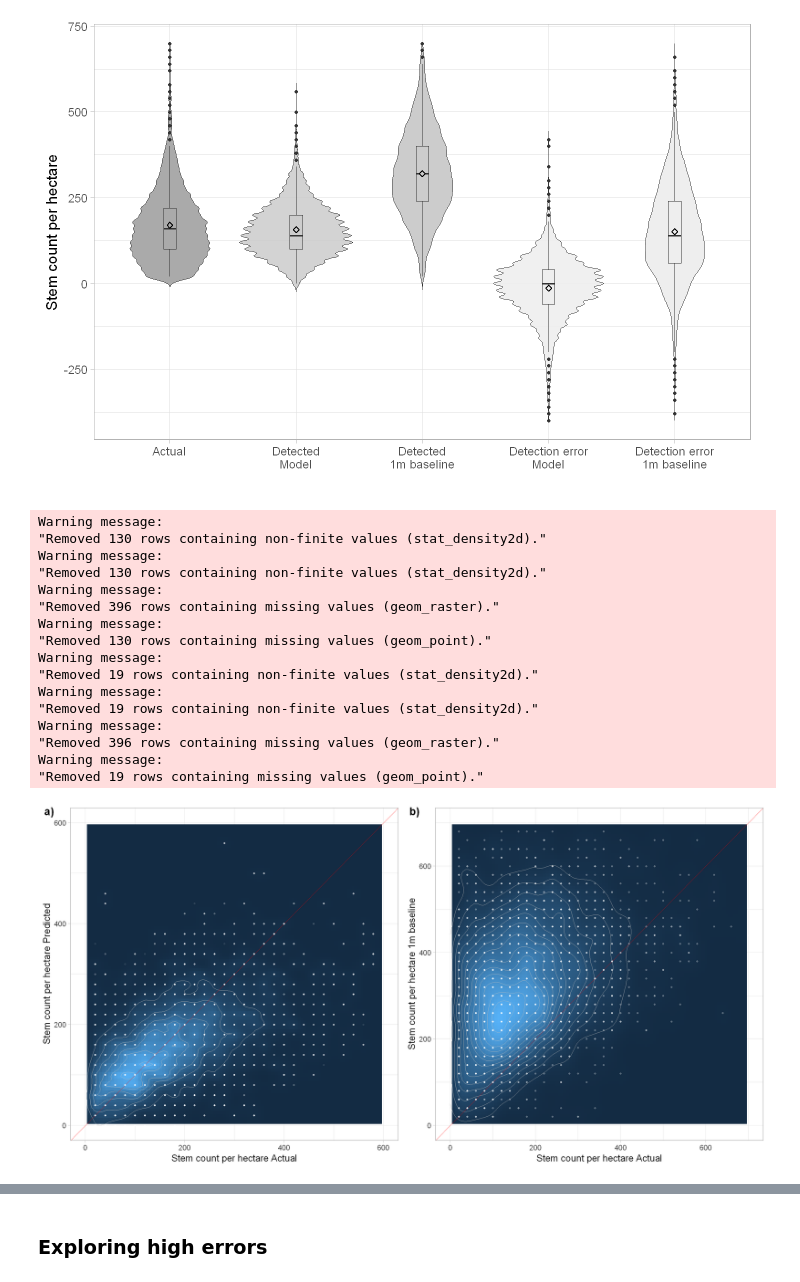
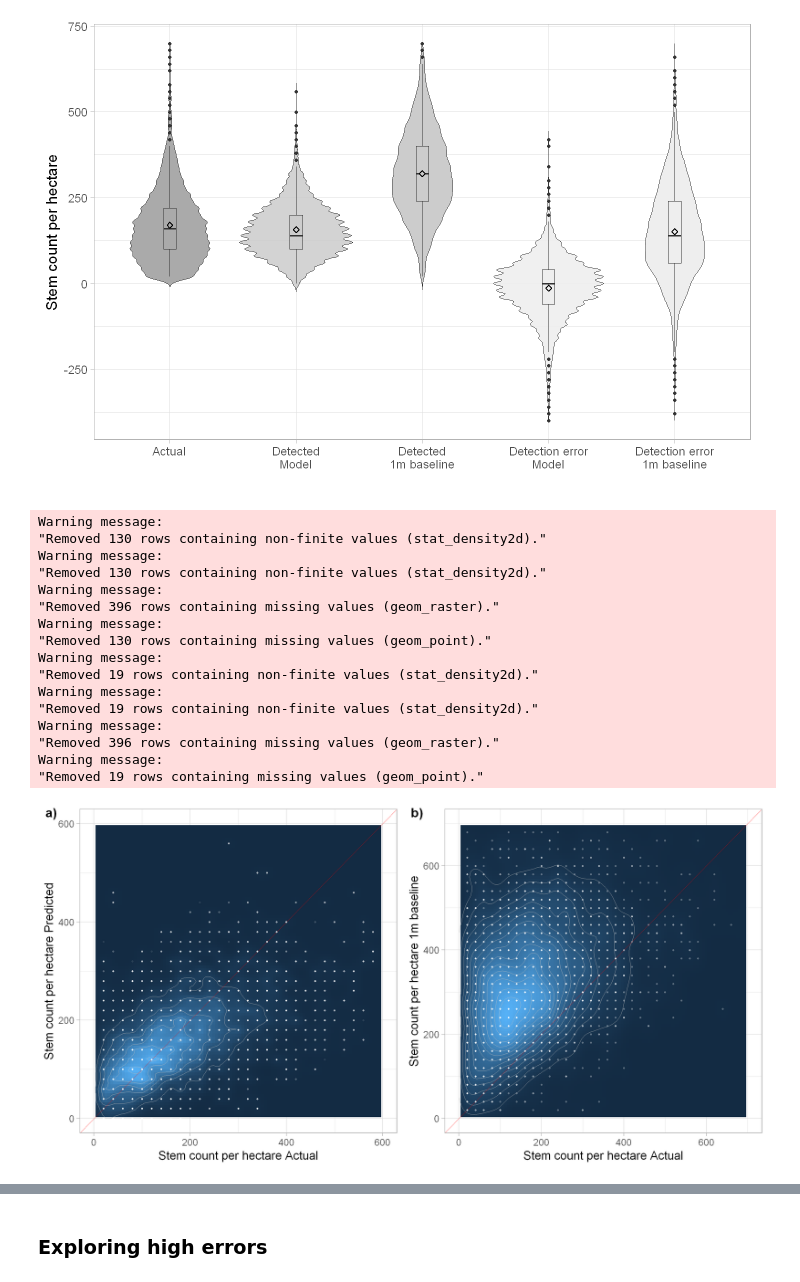
Before and after one commit to HAFL-WWI/FINTCH-publication-code, a Jupyter notebook: 2022-improving-local-maxima-idt/r/Compound_Classifier_R.ipynb, the cells around one changed output, grey strips where cells are left out. Drawn from its saved outputs; the diff is of its cells as text; code cells hidden in the pictures.

Commit message:
Adding table with variable descriptions to notebook; finetuning font sizes in plots

```diff
--- a/2022-improving-local-maxima-idt/r/Compound_Classifier_R.ipynb
+++ b/2022-improving-local-maxima-idt/r/Compound_Classifier_R.ipynb
@@ -1658,7 +1690,7 @@ df <- data.frame(Actual=scd_calibration$density_actual, Prediction=scd_calibrati
 
 options(repr.plot.width=12, repr.plot.height=12)
 
-font_base_size <- 22
+font_base_size <- 28
 
 sc1_tr <- ggplot(df, aes(x=Actual, y=Prediction)) +
   # geom_bin2d(binwidth=20)+
@@ -1687,35 +1719,35 @@ sc2_tr <- ggplot(df, aes(x=Actual, y=Baseline)) +
   geom_point(alpha=0.3, color="white") +
   xlim(0,700) +
   ylim(0,700) +
   theme_light(base_size = font_base_size) +
   theme(legend.position="none")+
   xlab("Stem count per hectare Actual") +
   ylab("Stem count per hectare 1m baseline")
 
 options(repr.plot.width=24, repr.plot.height=12)
 
 ggarrange(sc1_tr, sc2_tr,
           labels = c("a) ", "b) "),
-          ncol = 2, nrow = 1, font.label = list(size = 26))
+          ncol = 2, nrow = 1, font.label = list(size = 30))
 ggsave(filename = "4_scatter_actual_predicted_baseline_calibration.jpg", width = 24, height = 12, device='jpeg', dpi=300)
 # %% [output]
 Warning message:
 "Removed 130 rows containing non-finite values (stat_density2d)."
 Warning message:
 "Removed 130 rows containing non-finite values (stat_density2d)."
 Warning message:
 "Removed 396 rows containing missing values (geom_raster)."
 Warning message:
 "Removed 130 rows containing missing values (geom_point)."
 Warning message:
 "Removed 19 rows containing non-finite values (stat_density2d)."
 Warning message:
 "Removed 19 rows containing non-finite values (stat_density2d)."
 Warning message:
 "Removed 396 rows containing missing values (geom_raster)."
 Warning message:
 "Removed 19 rows containing missing values (geom_point)."
-[figure, old version]
+[figure, new version]
 # %%
 #Scatter plots validation
 df <- data.frame(Actual=scd_validation$density_actual, Prediction=scd_validation$stems_per_ha_model, Error=scd_validation$stems_per_ha_err_model)
```
Also changed, not shown: parts of 10 cells of this notebook.
